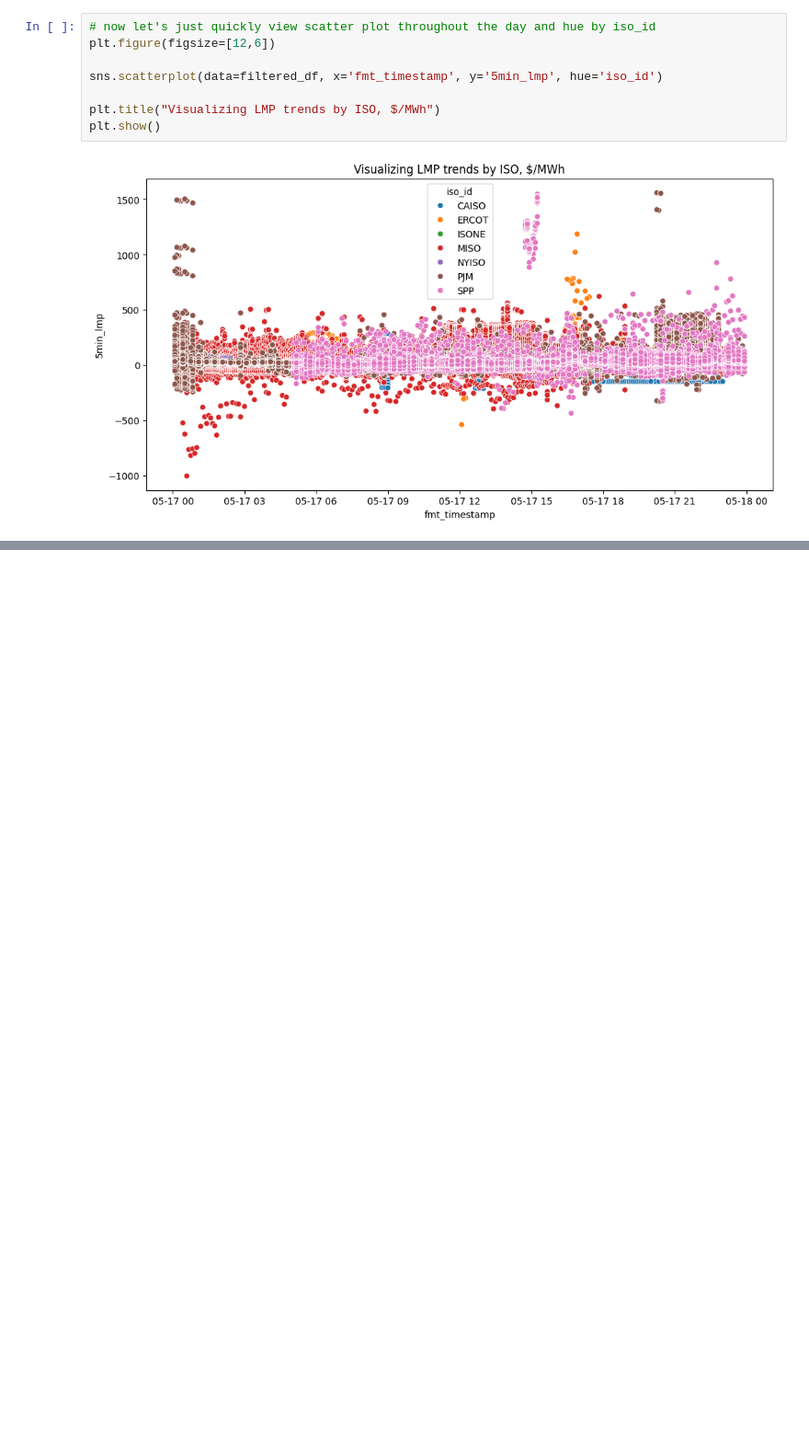
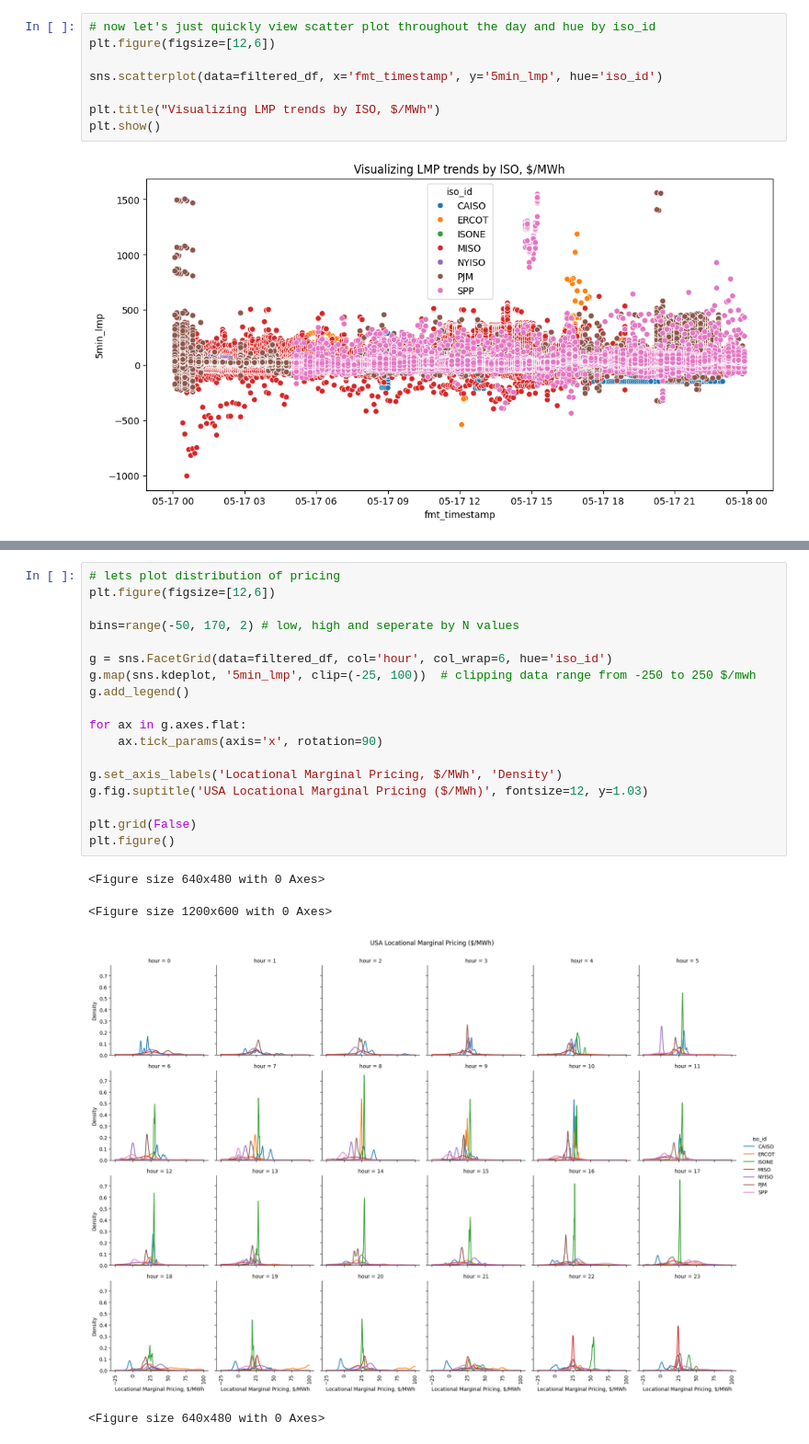
Before and after one commit to aangelsalazarr/us_electricity_pricing, a Jupyter notebook: unifying_data_silos.ipynb, the cells around one changed output, grey strips where cells are left out. Shown at 92% size. Saved outputs shown, nothing was run; the diff lists cells and outputs as text; blank space fills up the shorter version.

Commit message:
2 density plots

```diff
--- a/unifying_data_silos.ipynb
+++ b/unifying_data_silos.ipynb
@@ -304,0 +312,23 @@ plt.show()
+# %%
+# lets plot distribution of pricing
+plt.figure(figsize=[12,6])
+
+bins=range(-50, 170, 2) # low, high and seperate by N values
+
+g = sns.FacetGrid(data=filtered_df, col='hour', col_wrap=6, hue='iso_id')
+g.map(sns.kdeplot, '5min_lmp', clip=(-25, 100))  # clipping data range from -250 to 250 $/mwh
+g.add_legend()
+
+for ax in g.axes.flat:
+    ax.tick_params(axis='x', rotation=90)
+
+g.set_axis_labels('Locational Marginal Pricing, $/MWh', 'Density')
+g.fig.suptitle('USA Locational Marginal Pricing ($/MWh)', fontsize=12, y=1.03)
+
+plt.grid(False)
+plt.figure()
+# %% [output]
+<Figure size 640x480 with 0 Axes>
+<Figure size 1200x600 with 0 Axes>
+[figure, added]
+<Figure size 640x480 with 0 Axes>
```
Also changed, not shown: parts of 2 cells of this notebook, 2 other files.
